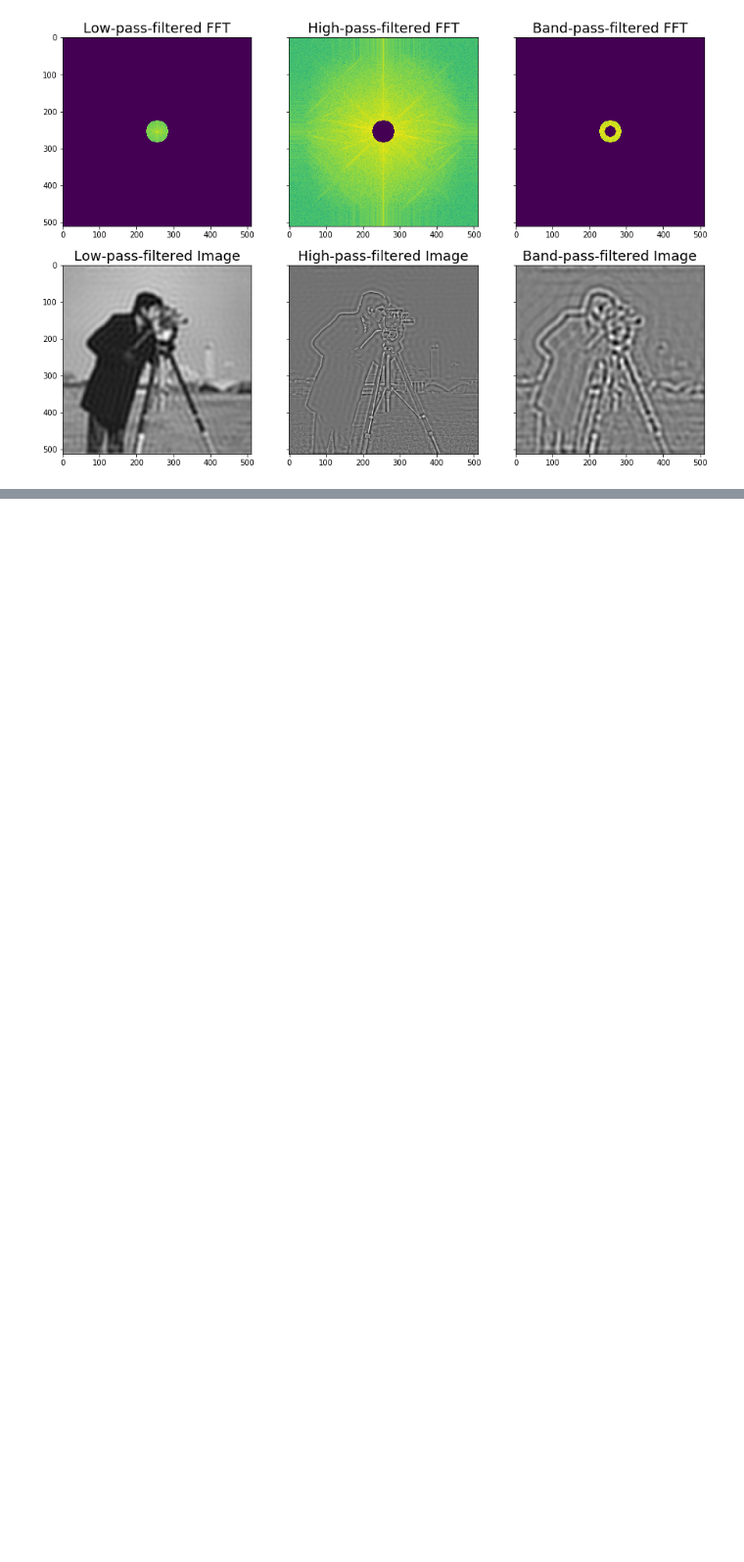
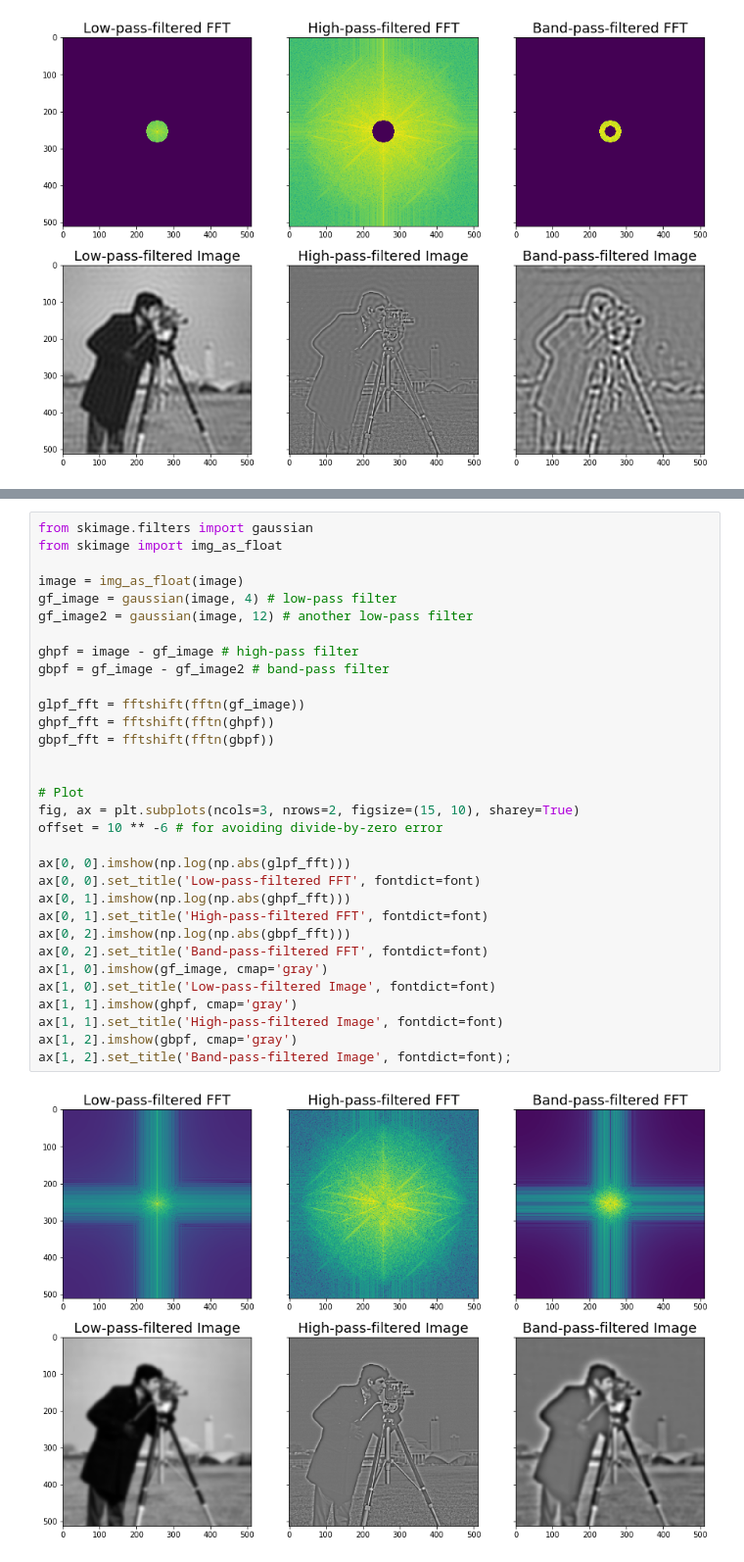
Before and after one commit to TheJacksonLaboratory/images-as-signals, a Jupyter notebook: lessons/3-FFT_Applications.ipynb, the cells around one changed output, grey strips where cells are left out. Shown at 98% size. Cells and saved outputs as stored; diff of their text form; blank space fills up the shorter version.

```diff
--- a/lessons/3-FFT_Applications.ipynb
+++ b/lessons/3-FFT_Applications.ipynb
@@ -102,0 +111,34 @@ You'll also notice a ripple effect in the images. These "ringing artifacts" are
+# %%
+from skimage.filters import gaussian
+from skimage import img_as_float
+
+image = img_as_float(image)
+gf_image = gaussian(image, 4) # low-pass filter
+gf_image2 = gaussian(image, 12) # another low-pass filter
+
+ghpf = image - gf_image # high-pass filter
+gbpf = gf_image - gf_image2 # band-pass filter
+
+glpf_fft = fftshift(fftn(gf_image))
+ghpf_fft = fftshift(fftn(ghpf))
+gbpf_fft = fftshift(fftn(gbpf))
+
+
+# Plot
+fig, ax = plt.subplots(ncols=3, nrows=2, figsize=(15, 10), sharey=True)
+offset = 10 ** -6 # for avoiding divide-by-zero error
+
+ax[0, 0].imshow(np.log(np.abs(glpf_fft)))
+ax[0, 0].set_title('Low-pass-filtered FFT', fontdict=font)
+ax[0, 1].imshow(np.log(np.abs(ghpf_fft)))
+ax[0, 1].set_title('High-pass-filtered FFT', fontdict=font)
+ax[0, 2].imshow(np.log(np.abs(gbpf_fft)))
+ax[0, 2].set_title('Band-pass-filtered FFT', fontdict=font)
+ax[1, 0].imshow(gf_image, cmap='gray')
+ax[1, 0].set_title('Low-pass-filtered Image', fontdict=font)
+ax[1, 1].imshow(ghpf, cmap='gray')
+ax[1, 1].set_title('High-pass-filtered Image', fontdict=font)
+ax[1, 2].imshow(gbpf, cmap='gray')
+ax[1, 2].set_title('Band-pass-filtered Image', fontdict=font);
+# %% [output]
+[figure, added]
```
Also changed, not shown: parts of 2 cells of this notebook, 1 other file.
